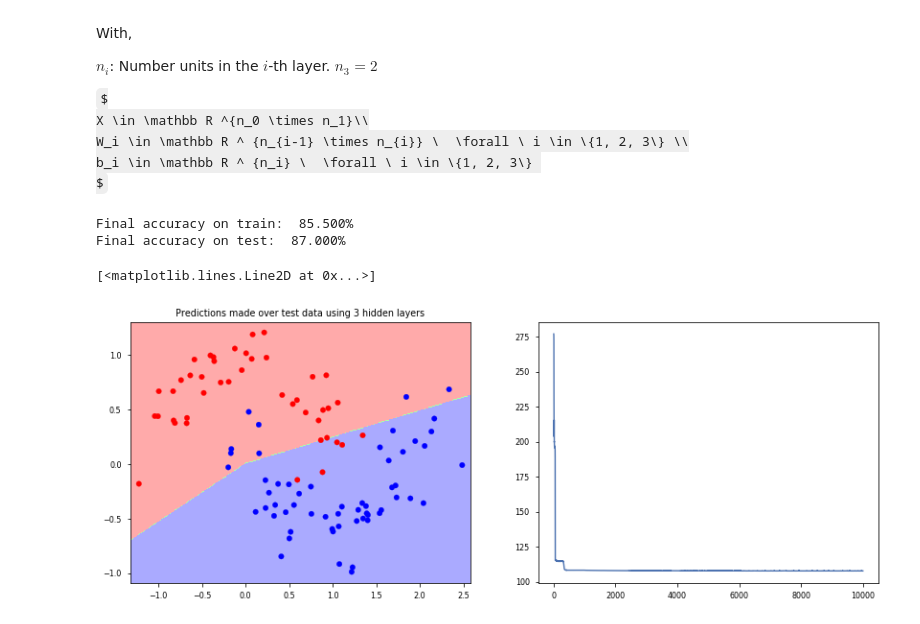
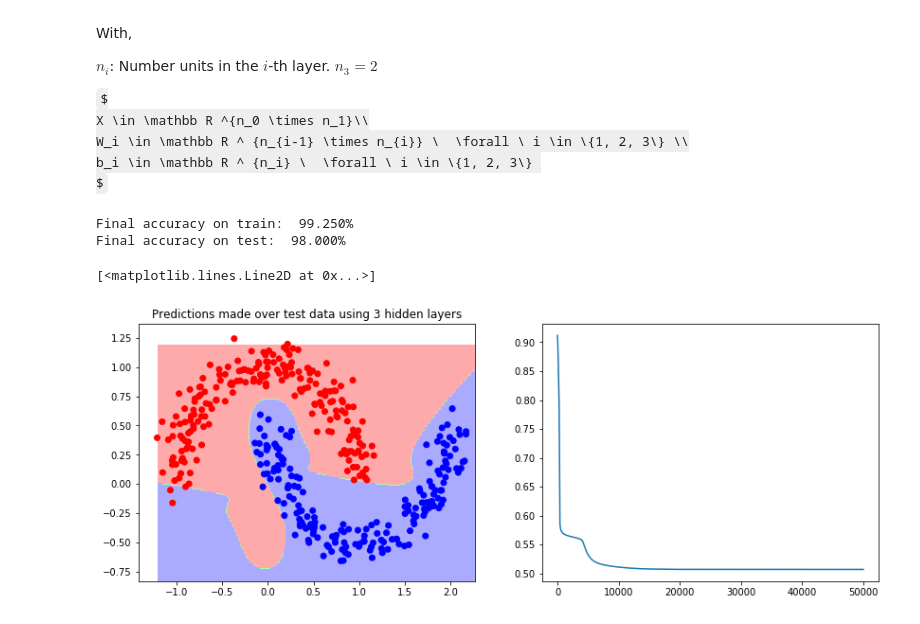
Before and after one commit to gerdm/machine_learning, a Jupyter notebook: other/single_layer_nnet.ipynb, the cells around one changed output. Saved outputs shown, nothing was run; the diff lists cells and outputs as text; code cells hidden in the pictures; some formulas as TeX source.

```diff
--- a/other/single_layer_nnet.ipynb
+++ b/other/single_layer_nnet.ipynb
@@ -15,6 +15,6 @@ cmap_bold = ListedColormap(['#FF0000', '#00FF00', '#0000FF'])
 We being by loading the dataset, one-hot encoding it, and splitting it between train and test set
 # %%
 n_samples = 500
-data, labels = make_moons(n_samples=n_samples, noise=0.2, random_state=42)
+data, labels = make_moons(n_samples=n_samples, noise=0.1, random_state=42)
 plt.scatter(*data.T, c=labels, cmap=cmap_bold);
 # %% [output]
@@ -63,8 +68,8 @@ y = tf.placeholder(tf.float32, [None, 2])
 y_hat = tf.nn.softmax(X @ W + b)
 
 # Model metrics
-cross_entropy = tf.nn.softmax_cross_entropy_with_logits(labels=y, logits=y_hat)
-correct_guess = tf.equal(tf.arg_max(y, 1), tf.arg_max(y_hat, 1))
+cross_entropy = tf.nn.softmax_cross_entropy_with_logits_v2(labels=y, logits=y_hat)
+correct_guess = tf.equal(tf.argmax(y, 1), tf.argmax(y_hat, 1))
 accuracy = tf.reduce_mean(tf.cast(correct_guess, tf.float32))
 
 # Setting the optimizer
@@ -113,61 +118,63 @@ $
     b_i \in \mathbb R ^ {n_i} \  \forall \ i \in \{1, 2, 3\}
 $
 # %%
-n1, n2, n3 = 3, 5, 2
+tf.reset_default_graph()
+n1, n2, n3 = 30, 50, 2
 
 X = tf.placeholder(tf.float32, [None, 2])
 
-W1, b1 = tf.Variable(tf.truncated_normal([2, n1], stddev=0.1)), tf.zeros([n1])
-W2, b2 = tf.Variable(tf.truncated_normal([n1, n2], stddev=0.1)), tf.zeros([n2])
-W3, b3 = tf.Variable(tf.truncated_normal([n2, n3], stddev=0.1)), tf.zeros([n3])
-init = tf.global_variables_initializer()
+W1, b1 = tf.Variable(tf.truncated_normal([ 2, n1], stddev=0.5)), tf.zeros([n1])
+W2, b2 = tf.Variable(tf.truncated_normal([n1, n2], stddev=0.5)), tf.zeros([n2])
+W3, b3 = tf.Variable(tf.truncated_normal([n2, n3], stddev=0.5)), tf.zeros([n3])
 
-y = tf.placeholder(tf.float32, [None, n3])
-
-y1 = tf.nn.relu(X @ W1 + b1)
-y2 = tf.nn.relu(y1 @ W2 + b2)
+y = tf.placeholder(tf.float32, [None, n4])
+y1 = tf.nn.tanh(X @ W1 + b1)
+y2 = tf.nn.tanh(y1 @ W2 + b2)
 y_hat = tf.nn.softmax(y2 @ W3 + b3)
 
 # Model Metrics
-cross_entropy = -tf.reduce_sum(y * tf.log(y_hat))
-correct_guess = tf.equal(tf.arg_max(y, 1), tf.arg_max(y_hat, 1))
+cross_entropy = tf.nn.sigmoid_cross_entropy_with_logits(labels=y, logits=y_hat)
+cost = tf.reduce_mean(cross_entropy)
+correct_guess = tf.equal(tf.argmax(y, 1), tf.argmax(y_hat, 1))
 accuracy = tf.reduce_mean(tf.cast(correct_guess, tf.float32))
 
 # Setting the optimizer
-optimizer = tf.train.GradientDescentOptimizer(0.01)
-train_step = optimizer.minimize(cross_entropy)
+optimizer = tf.train.AdamOptimizer(learning_rate=0.0001)
+train_step = optimizer.minimize(cost)
+
+init = tf.global_variables_initializer()
 # %%
-epochs = 10000
+epochs = 50000
 with tf.Session() as sess:
     cost_hist = []
     # Given the small amount of data,
     # we do batch-gradient descent
     train_data = {X: X_train, y: y_train}
     test_data = {X: X_test, y: y_test}
     sess.run(init)
     for epoch in range(epochs):
         # Forwardprop, backprop and weights update
         sess.run(train_step, feed_dict=train_data)
-        cost_i = sess.run(cross_entropy, feed_dict=train_data)
+        cost_i = sess.run(cost, feed_dict=train_data)
         cost_hist.append(cost_i)
 
     acc_train = sess.run(accuracy, feed_dict=train_data)
     acc_test = sess.run(accuracy, feed_dict=test_data)
     y_grid = sess.run(y_hat, feed_dict={X: np.c_[x1.ravel(), x2.ravel()]})
     print(f"Final accuracy on train: {acc_train: 0.3%}")
     print(f"Final accuracy on test: {acc_test: 0.3%}")
 
 fig = plt.figure(figsize=(14,5))
 ax1 = fig.add_subplot(121)
 ax2 = fig.add_subplot(122)
 
 ax1.set_title("Predictions made over test data using 3 hidden layers")
 ax1.contourf(x1, x2, np.argmax(y_grid, 1).reshape(x1.shape), cmap=cmap_light)
-ax1.scatter(*X_test.T, c=(y_test @  np.array([0, 1])), cmap=cmap_bold);
+ax1.scatter(*X_train.T, c=(y_train @  np.array([0, 1])), cmap=cmap_bold);
 
 ax2.plot(cost_hist)
 # %% [output]
-Final accuracy on train:  85.500%
-Final accuracy on test:  87.000%
+Final accuracy on train:  99.250%
+Final accuracy on test:  98.000%
 [<matplotlib.lines.Line2D at 0x...>]
-[figure, old version]
+[figure, new version]
```
Also changed, not shown: parts of 3 cells of this notebook.
